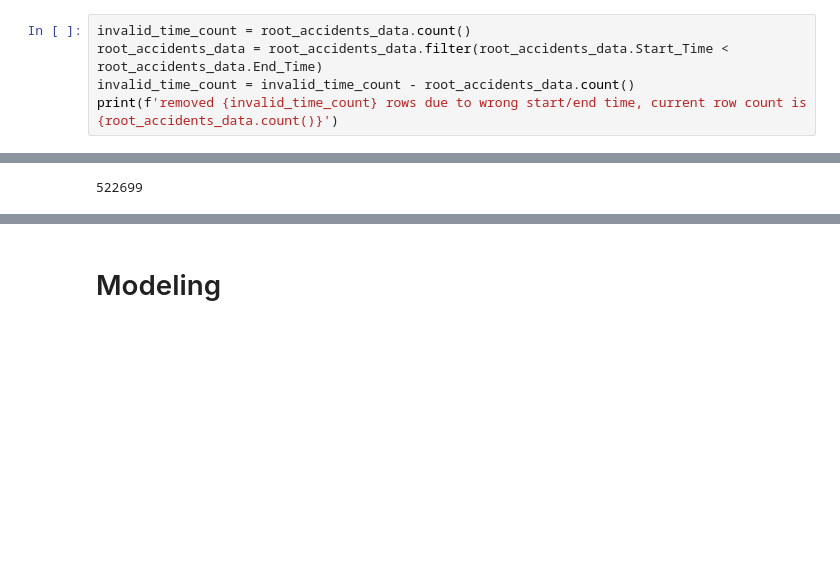
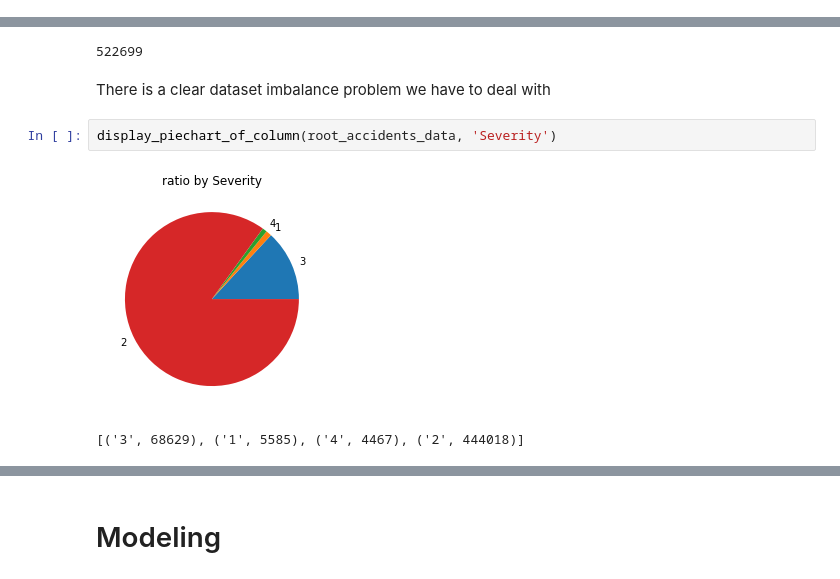
Before and after one commit to glebgalkin/SOEN471Winter, a Jupyter notebook: US Accidents technical analysis and regression.ipynb, the cells around one changed output, grey strips where cells are left out. Saved outputs shown, nothing was run; the diff lists cells and outputs as text; blank space fills up the shorter version.

Commit message:
balanced dataset

```diff
--- a/US Accidents technical analysis and regression.ipynb
+++ b/US Accidents technical analysis and regression.ipynb
@@ -181,5 +190,0 @@ We have to remove all the rows that have end time less then start time for obvio
-# %%
-invalid_time_count = root_accidents_data.count()
-root_accidents_data = root_accidents_data.filter(root_accidents_data.Start_Time < root_accidents_data.End_Time)
-invalid_time_count = invalid_time_count - root_accidents_data.count()
-print(f'removed {invalid_time_count} rows due to wrong start/end time, current row count is {root_accidents_data.count()}')
@@ -192,3 +195,10 @@ root_accidents_data = root_accidents_data.filter(col('State') == 'CA').filter((c
 root_accidents_data.count()
 # %% [output]
 522699
+# %% [markdown]
+There is a clear dataset imbalance problem we have to deal with
+# %%
+display_piechart_of_column(root_accidents_data, 'Severity')
+# %% [output]
+[figure, added]
+[('3', 68629), ('1', 5585), ('4', 4467), ('2', 444018)]
```
Also changed, not shown: parts of 19 cells of this notebook, 1 other file.
